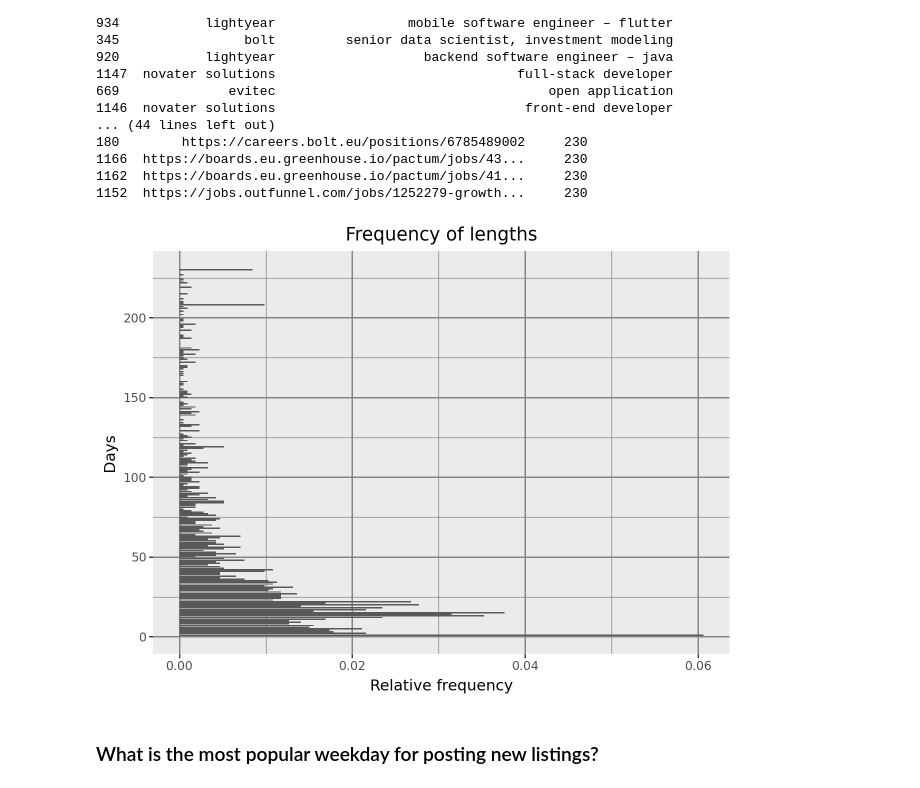
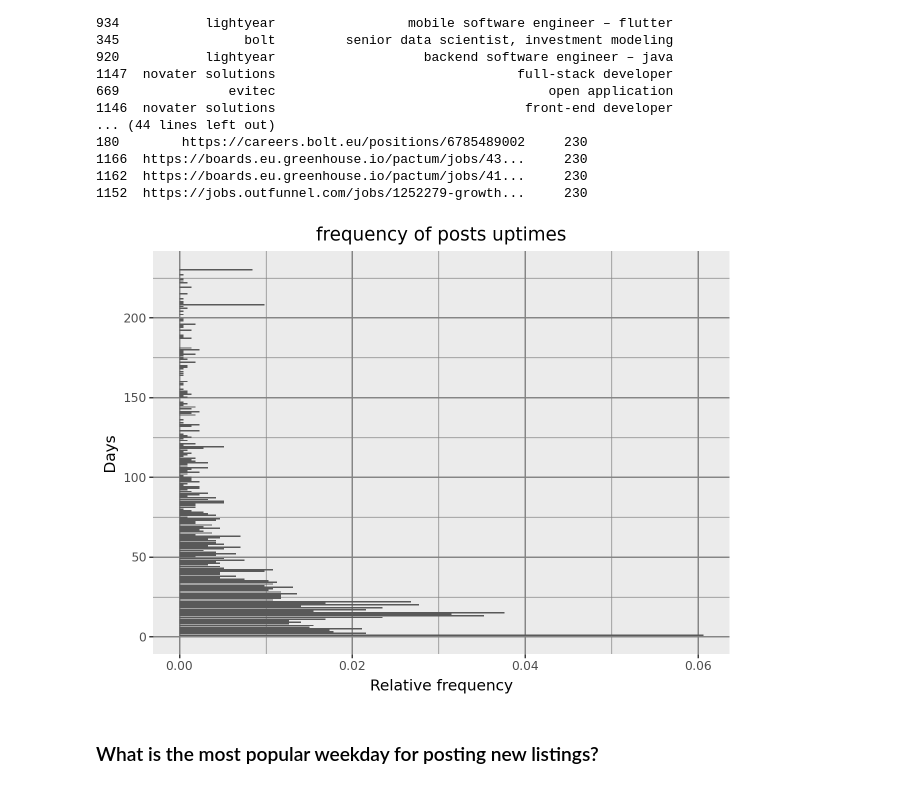
Before and after one commit to m2ger2020/listings, a Jupyter notebook: projekt.ipynb, the cells around one changed output. Saved outputs shown, nothing was run; the diff lists cells and outputs as text; code cells hidden in the pictures.

```diff
--- a/projekt.ipynb
+++ b/projekt.ipynb
@@ -330,21 +330,21 @@ Longest time:            company_name
 # %%
 ( p9.ggplot(
     data=df,
     mapping=p9.aes(x='length',y=p9.after_stat('count / np.sum(count)'))
 )
 + p9.geom_bar()
 + p9.labs(x='Days',y='Relative frequency')
 + p9.coord_flip()
-+ p9.ggtitle("Frequency of lengths")
++ p9.ggtitle("frequency of posts uptimes")
 + p9.theme(
     #panel_background=p9.element_blank(),
     plot_background=p9.element_blank(),
     panel_grid_major=p9.element_line(color="gray"),
     panel_grid_minor=p9.element_line(color="gray")
     )
 )
 # %% [output]
-[figure, old version]
+[figure, new version]
 # %% [markdown]
 ### What is the most popular weekday for posting new listings?
 # %%
```
Also changed, not shown: parts of 2 cells of this notebook.
